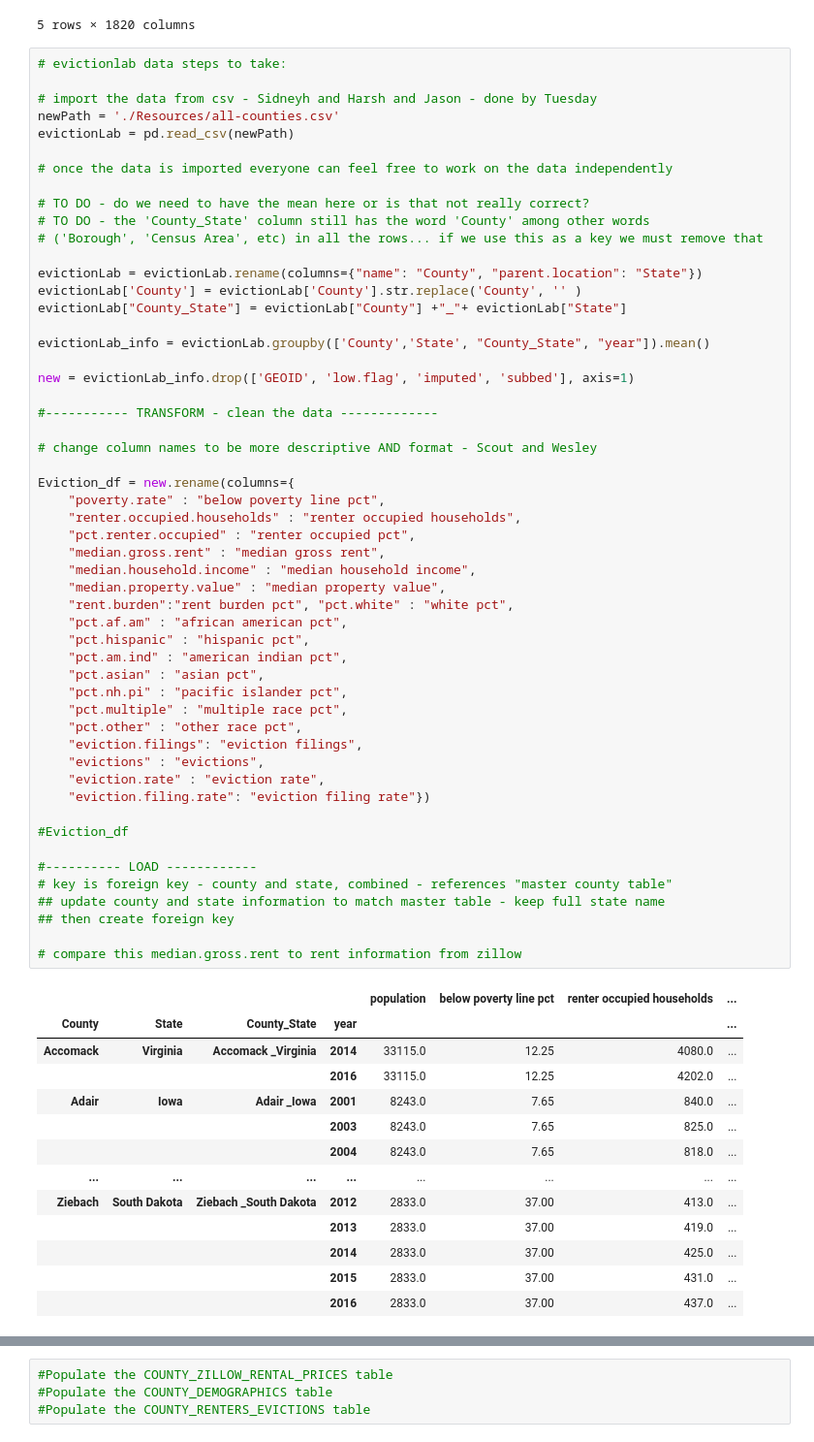
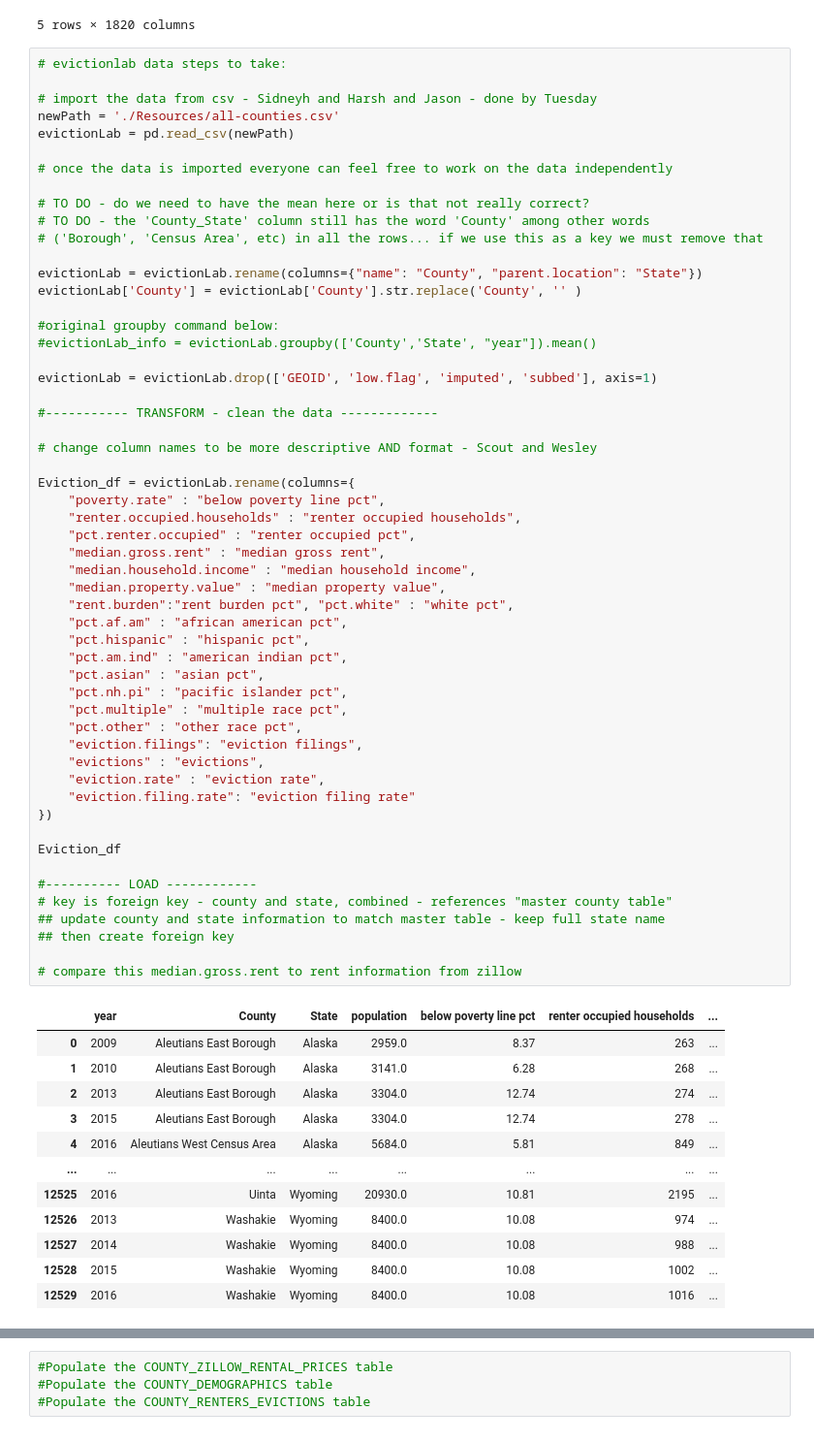
Before and after one commit to randallwvr90/Rent-and-Income-DB, a Jupyter notebook: ETL_Project.ipynb, the cells around one changed output, grey strips where cells are left out. Shown at 97% size. Cells and saved outputs as stored; diff of their text form.

Commit message:
intermediate commit, fiddling with dataframes

```diff
--- a/ETL_Project.ipynb
+++ b/ETL_Project.ipynb
@@ -94,55 +94,55 @@ evictionLab = pd.read_csv(newPath)
 
 evictionLab = evictionLab.rename(columns={"name": "County", "parent.location": "State"})
 evictionLab['County'] = evictionLab['County'].str.replace('County', '' )
-evictionLab["County_State"] = evictionLab["County"] +"_"+ evictionLab["State"]
 
-evictionLab_info = evictionLab.groupby(['County','State', "County_State", "year"]).mean()
+#original groupby command below:
+#evictionLab_info = evictionLab.groupby(['County','State', "year"]).mean()
 
-new = evictionLab_info.drop(['GEOID', 'low.flag', 'imputed', 'subbed'], axis=1)
+evictionLab = evictionLab.drop(['GEOID', 'low.flag', 'imputed', 'subbed'], axis=1)
 
 #----------- TRANSFORM - clean the data -------------
 
 # change column names to be more descriptive AND format - Scout and Wesley
 
-Eviction_df = new.rename(columns={
+Eviction_df = evictionLab.rename(columns={
     "poverty.rate" : "below poverty line pct",
     "renter.occupied.households" : "renter occupied households",
     "pct.renter.occupied" : "renter occupied pct",
     "median.gross.rent" : "median gross rent",
     "median.household.income" : "median household income",
     "median.property.value" : "median property value",
     "rent.burden":"rent burden pct", "pct.white" : "white pct",
     "pct.af.am" : "african american pct",
     "pct.hispanic" : "hispanic pct",
     "pct.am.ind" : "american indian pct",
     "pct.asian" : "asian pct",
     "pct.nh.pi" : "pacific islander pct",
     "pct.multiple" : "multiple race pct",
     "pct.other" : "other race pct",
     "eviction.filings": "eviction filings",
     "evictions" : "evictions",
     "eviction.rate" : "eviction rate",
-    "eviction.filing.rate": "eviction filing rate"})
+    "eviction.filing.rate": "eviction filing rate"
+})
 
-#Eviction_df
+Eviction_df
 
 #---------- LOAD ------------
 # key is foreign key - county and state, combined - references "master county table"
 ## update county and state information to match master table - keep full state name
 ## then create foreign key
 
 # compare this median.gross.rent to rent information from zillow
 # %% [output]
-|  |  |  |  | population | below poverty line pct | renter occupied households | ... |
-| County | State | County_State | year |  |  |  | ... |
-| Accomack | Virginia | Accomack _Virginia | 2014 | 33115.0 | 12.25 | 4080.0 | ... |
-|  |  |  | 2016 | 33115.0 | 12.25 | 4202.0 | ... |
-| Adair | Iowa | Adair _Iowa | 2001 | 8243.0 | 7.65 | 840.0 | ... |
-|  |  |  | 2003 | 8243.0 | 7.65 | 825.0 | ... |
-|  |  |  | 2004 | 8243.0 | 7.65 | 818.0 | ... |
+|  | year | County | State | population | below poverty line pct | renter occupied households | ... |
+| 0 | 2009 | Aleutians East Borough | Alaska | 2959.0 | 8.37 | 263 | ... |
+| 1 | 2010 | Aleutians East Borough | Alaska | 3141.0 | 6.28 | 268 | ... |
+| 2 | 2013 | Aleutians East Borough | Alaska | 3304.0 | 12.74 | 274 | ... |
+| 3 | 2015 | Aleutians East Borough | Alaska | 3304.0 | 12.74 | 278 | ... |
+| 4 | 2016 | Aleutians West Census Area | Alaska | 5684.0 | 5.81 | 849 | ... |
 | ... | ... | ... | ... | ... | ... | ... | ... |
-| Ziebach | South Dakota | Ziebach _South Dakota | 2012 | 2833.0 | 37.00 | 413.0 | ... |
-|  |  |  | 2013 | 2833.0 | 37.00 | 419.0 | ... |
-|  |  |  | 2014 | 2833.0 | 37.00 | 425.0 | ... |
-|  |  |  | 2015 | 2833.0 | 37.00 | 431.0 | ... |
-|  |  |  | 2016 | 2833.0 | 37.00 | 437.0 | ... |
+| 12525 | 2016 | Uinta | Wyoming | 20930.0 | 10.81 | 2195 | ... |
+| 12526 | 2013 | Washakie | Wyoming | 8400.0 | 10.08 | 974 | ... |
+| 12527 | 2014 | Washakie | Wyoming | 8400.0 | 10.08 | 988 | ... |
+| 12528 | 2015 | Washakie | Wyoming | 8400.0 | 10.08 | 1002 | ... |
+| 12529 | 2016 | Washakie | Wyoming | 8400.0 | 10.08 | 1016 | ... |
```
Also changed, not shown: parts of 3 cells of this notebook.
